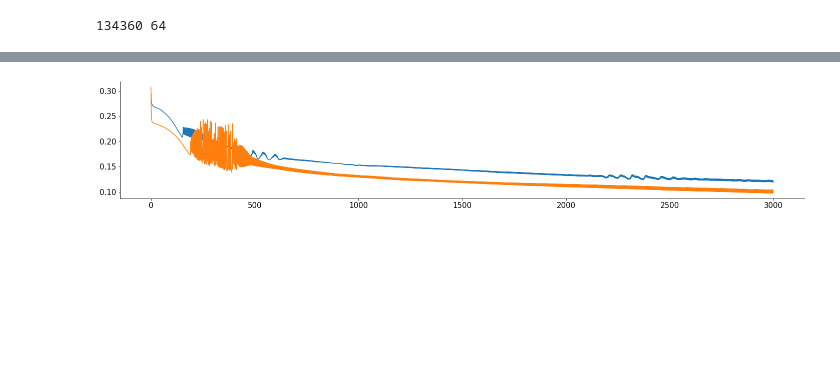
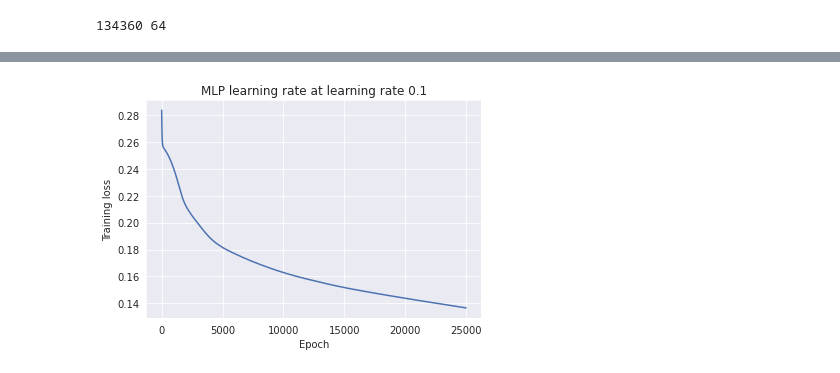
Before and after one commit to rnatarajan98/eCoG_Joystick_Analysis, a Jupyter notebook: MLP.ipynb, the cells around one changed output, grey strips where cells are left out. Drawn from its saved outputs; the diff is of its cells as text; code cells hidden in the pictures; blank space fills up the shorter version.

```diff
--- a/MLP.ipynb
+++ b/MLP.ipynb
@@ -251,13 +219,13 @@ def LR_predict(regor, _model):
     return predict
 # %%
 class Feedforward(torch.nn.Module):
-        def __init__(self, input_size, hidden_size):
+        def __init__(self, input_size, hidden_size, output_size):
             super(Feedforward, self).__init__()
             self.input_size = input_size
             self.hidden_size  = hidden_size
             self.fc1 = torch.nn.Linear(self.input_size, self.hidden_size)
             self.relu = torch.nn.ReLU()
-            self.fc2 = torch.nn.Linear(self.hidden_size, 1)
+            self.fc2 = torch.nn.Linear(self.hidden_size, output_size)
             self.sigmoid = torch.nn.Sigmoid()
         def forward(self, x):
             hidden = self.fc1(x)
@@ -277,0 +265,10 @@ yY_test = y_test[:,1]
+# %%
+boundary = 0.8
+no_samples = x.shape[0]
+
+cutoff = int(np.floor(boundary*no_samples))
+
+x_train, x_test = x[:cutoff], x[cutoff:]
+y_train, y_test = y[:cutoff], y[cutoff:]
+
+print("number of training samples: {}, number of testing samples: {}".format(x_train.shape[0], x_test.shape[0]))
@@ -278,7 +277,5 @@ yY_test = y_test[:,1]
 # %%
-modelX = Feedforward(x_train.shape[1], 20)
-modelY = Feedforward(x_train.shape[1], 20)
+model = Feedforward(x_train.shape[1], 100, y_train.shape[1])
 
 loss = torch.nn.L1Loss()
-optimizerX = torch.optim.SGD(modelX.parameters(), lr = 0.1)
-optimizerY = torch.optim.SGD(modelY.parameters(), lr = 0.1)
+optimizer = torch.optim.SGD(model.parameters(), lr = 0.1)
@@ -295,21 +292,24 @@ Test loss before training, X: 0.34879812598228455 Y: 0.3285466134548187
 # %%
-modelX.train()
-modelY.train()
-epoch = 3000
-L1Xs = []
-L1Ys = []
+model.train()
+epoch = 25000
+L1s = []
+test_rms = []
+epochs = []
 for epoch in range(epoch):
-    optimizerX.zero_grad()
-    optimizerY.zero_grad()
+    optimizer.zero_grad()
+
     # Forward pass
-    yX_pred = modelX(x_train)
-    yY_pred = modelY(x_train)
+    y_pred = model(x_train)
     # Compute Loss
-    L1X = loss(yX_pred.squeeze(), yX_train)
-    L1Y = loss(yY_pred.squeeze(), yY_train)
+    #traj_preds = [yX_pred.cpu(), yY_pred.cpu()]
+    #traj_preds = [item for sublist in traj_preds for item in sublist]
+    #traj_true_train = [yX_train.cpu(), yY_train.cpu()]
+    #traj_true_train = [item for sublist in traj_true_train for item in sublist]
+    L1 = loss(y_pred.squeeze(), y_train)
+
 
     #L1 regularization (as some channels are known to not be relevant)
-    reg_lambda = 0.001
+    #reg_lambda = 0.001
     #reg_normX = sum(p.abs().sum()
     #              for p in modelX.parameters())
     #L1X = L1X + reg_lambda * reg_normX
@@ -317,19 +317,33 @@ for epoch in range(epoch):
     #              for p in modelY.parameters())
     #L1Y = L1Y + reg_lambda * reg_normY
 
-    L1Xs.append(L1X.item())
-    L1Ys.append(L1Y.item())
 
     # Backward pass
-    L1X.backward()
-    optimizerX.step()
-    L1Y.backward()
-    optimizerY.step()
+    L1.backward()
+    optimizer.step()
+    L1s.append(L1.item())
 
-    if epoch%50 == 0:
-        print('Epoch {}: train lossX: {}'.format(epoch, L1X.item()), 'train lossY: {}'.format(L1Y.item()))
 
-plt.plot(L1Xs, label='X loss')
-plt.plot(L1Ys, label='Y loss')
+    if epoch%1000 == 0:
+        print('Epoch {}: train lossX: {}'.format(epoch, L1.item()))
+
+    if epoch%1000 == 0:
+        model.eval()
+        y_pred = model(x_test)
+        after_train = loss(y_pred.squeeze(), y_test)
+        print('Test loss after Training: {}'.format(after_train.item()))
+        model.train()
+        epochs.append(epoch)
+        test_rms.append(after_train.item())
+
+
+
+
+
+
+plt.plot(L1s, label='test loss')
+plt.xlabel("Epoch")
+plt.ylabel("Training loss")
+plt.title("MLP learning rate at learning rate 0.1")
 plt.legend
 # %% [output]
@@ -354 +368 @@ Epoch 2950: train lossX: 0.12316583842039108 train lossY: 0.10440804064273834
-[figure, old version]
+[figure, new version]
```
Also changed, not shown: parts of 28 cells of this notebook, 3 other files.
